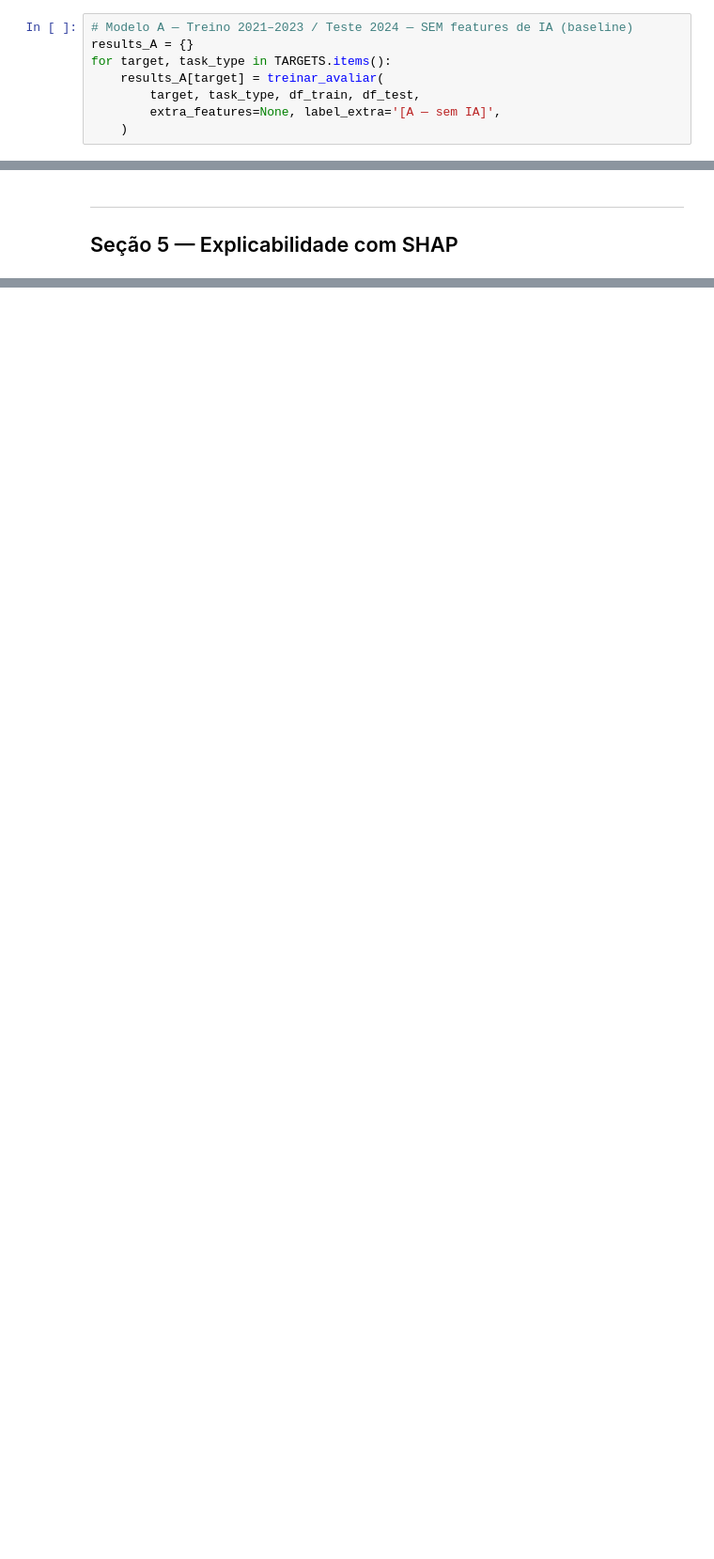
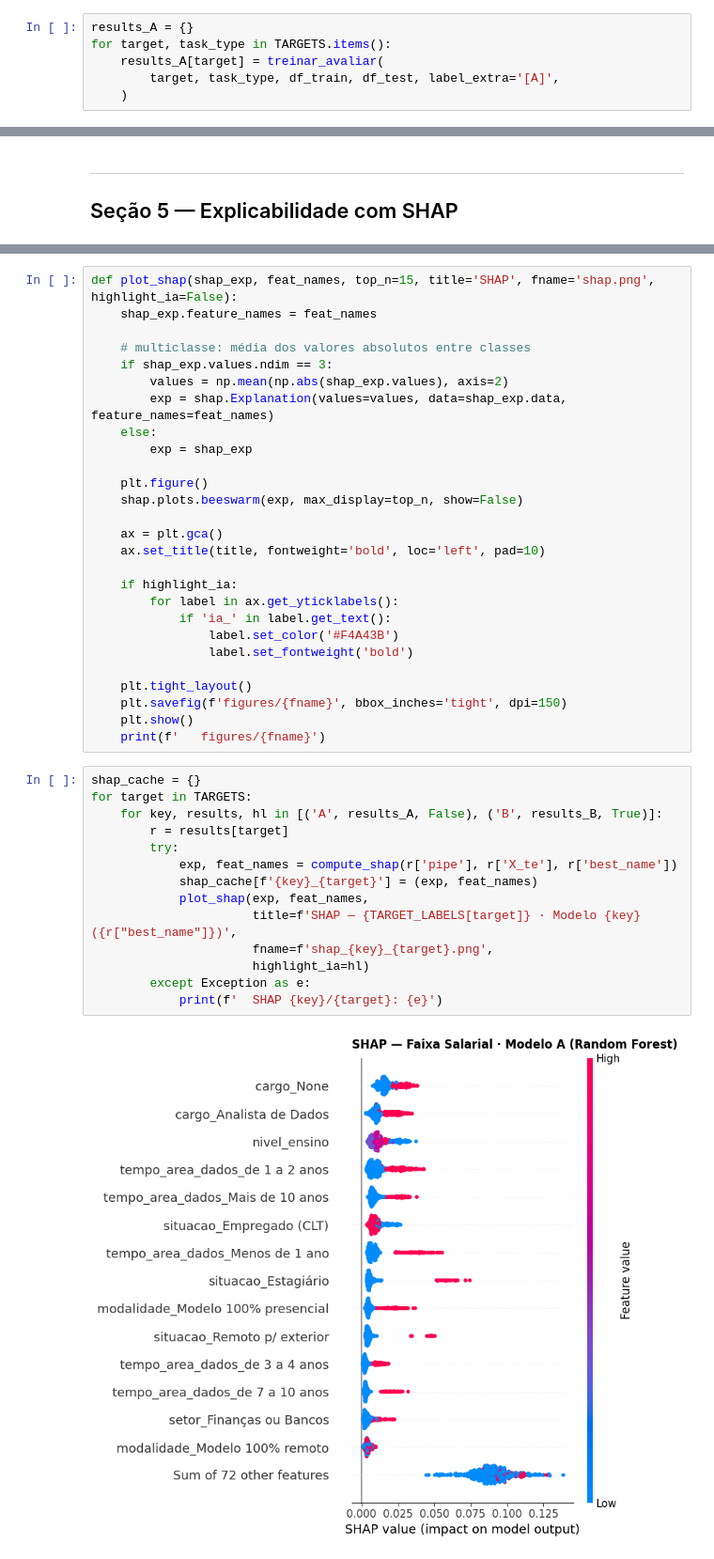
Before and after one commit to julliebelmonte/stateofdata, a Jupyter notebook: state_of_data_genero.ipynb, the cells around one changed output, grey strips where cells are left out. Shown at 94% size. Drawn from its saved outputs; the diff is of its cells as text; blank space fills up the shorter version.

Commit message:
refactoring modeling + shap

```diff
--- a/state_of_data_genero.ipynb
+++ b/state_of_data_genero.ipynb
@@ -1500,9 +1349,7 @@ IA no teste:  0/5 features (0.0% das linhas preenchidas)
 # %%
-# Modelo A — Treino 2021–2023 / Teste 2024 — SEM features de IA (baseline)
 results_A = {}
 for target, task_type in TARGETS.items():
     results_A[target] = treinar_avaliar(
-        target, task_type, df_train, df_test,
-        extra_features=None, label_extra='[A — sem IA]',
+        target, task_type, df_train, df_test, label_extra='[A]',
     )
 # %% [output]
@@ -1559,0 +1426,43 @@ Masculino 3956       1.0       1.0
+# %%
+def plot_shap(shap_exp, feat_names, top_n=15, title='SHAP', fname='shap.png', highlight_ia=False):
+    shap_exp.feature_names = feat_names
+
+    # multiclasse: média dos valores absolutos entre classes
+    if shap_exp.values.ndim == 3:
+        values = np.mean(np.abs(shap_exp.values), axis=2)
+        exp = shap.Explanation(values=values, data=shap_exp.data, feature_names=feat_names)
+    else:
+        exp = shap_exp
+
+    plt.figure()
+    shap.plots.beeswarm(exp, max_display=top_n, show=False)
+
+    ax = plt.gca()
+    ax.set_title(title, fontweight='bold', loc='left', pad=10)
+
+    if highlight_ia:
+        for label in ax.get_yticklabels():
+            if 'ia_' in label.get_text():
+                label.set_color('#F4A43B')
+                label.set_fontweight('bold')
+
+    plt.tight_layout()
+    plt.savefig(f'figures/{fname}', bbox_inches='tight', dpi=150)
+    plt.show()
+    print(f'   figures/{fname}')
+# %%
+shap_cache = {}
+for target in TARGETS:
+    for key, results, hl in [('A', results_A, False), ('B', results_B, True)]:
+        r = results[target]
+        try:
+            exp, feat_names = compute_shap(r['pipe'], r['X_te'], r['best_name'])
+            shap_cache[f'{key}_{target}'] = (exp, feat_names)
+            plot_shap(exp, feat_names,
+                      title=f'SHAP — {TARGET_LABELS[target]} · Modelo {key} ({r["best_name"]})',
+                      fname=f'shap_{key}_{target}.png',
+                      highlight_ia=hl)
+        except Exception as e:
+            print(f'  SHAP {key}/{target}: {e}')
+# %% [output]
+[figure, added]
```
Also changed, not shown: parts of 38 cells of this notebook, 12 other files.
